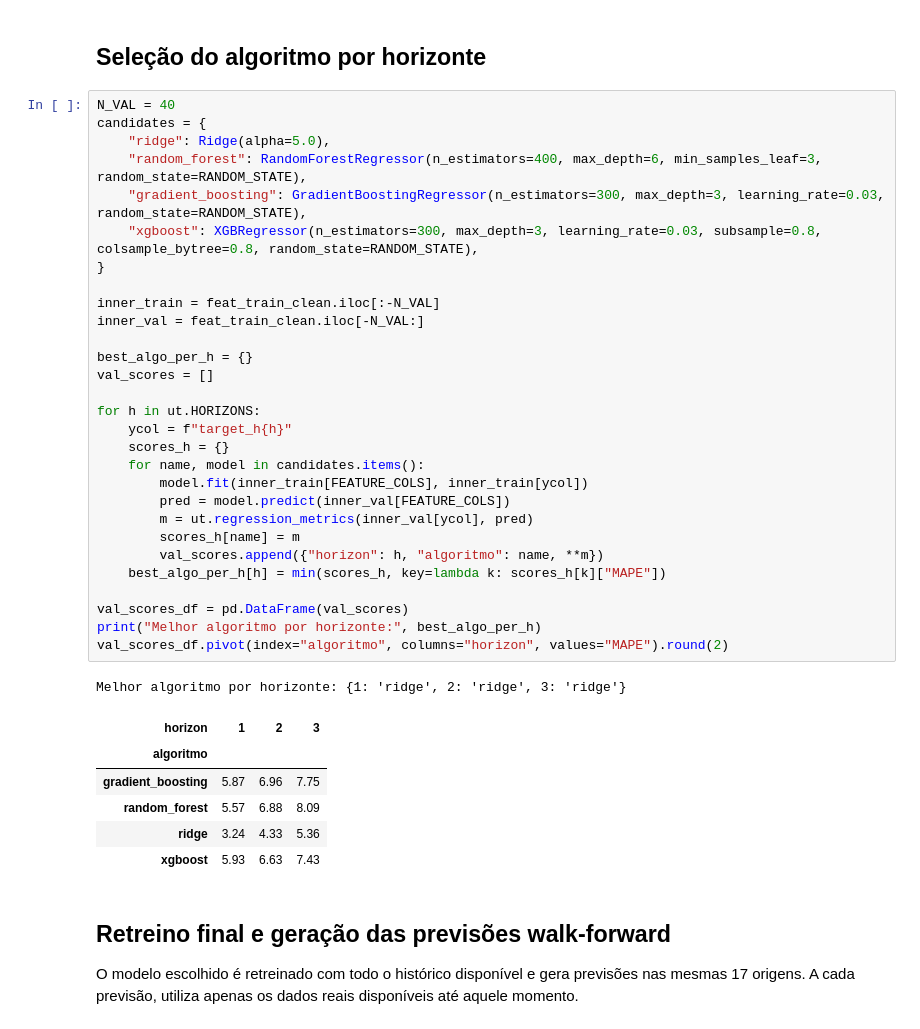
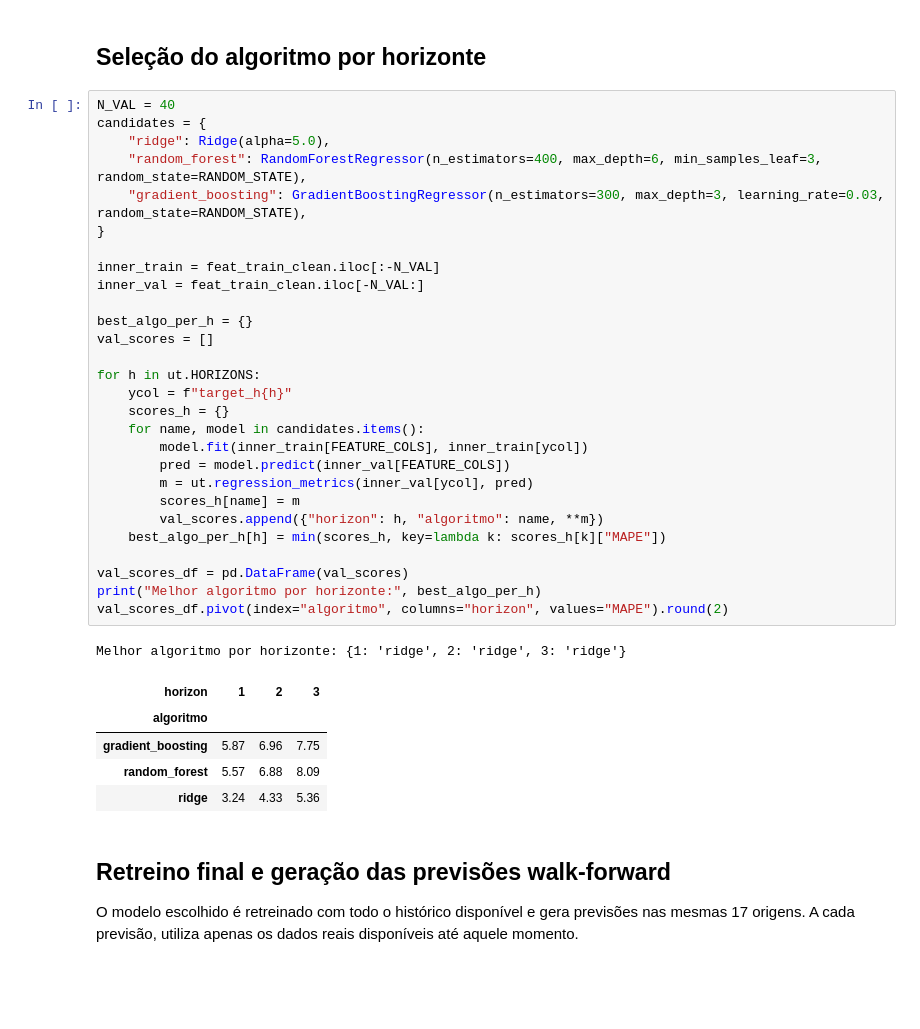
Before and after one commit to maricmello/squad-data-science, a Jupyter notebook: Case 4/notebooks/03_modelos_machine_learning.ipynb, the cells around one changed output. Saved outputs shown, nothing was run; the diff lists cells and outputs as text; blank space fills up the shorter version.

```diff
--- a/Case 4/notebooks/03_modelos_machine_learning.ipynb
+++ b/Case 4/notebooks/03_modelos_machine_learning.ipynb
@@ -124,37 +123,35 @@ candidates = {
     "ridge": Ridge(alpha=5.0),
     "random_forest": RandomForestRegressor(n_estimators=400, max_depth=6, min_samples_leaf=3, random_state=RANDOM_STATE),
     "gradient_boosting": GradientBoostingRegressor(n_estimators=300, max_depth=3, learning_rate=0.03, random_state=RANDOM_STATE),
-    "xgboost": XGBRegressor(n_estimators=300, max_depth=3, learning_rate=0.03, subsample=0.8, colsample_bytree=0.8, random_state=RANDOM_STATE),
 }
 
 inner_train = feat_train_clean.iloc[:-N_VAL]
 inner_val = feat_train_clean.iloc[-N_VAL:]
 
 best_algo_per_h = {}
 val_scores = []
 
 for h in ut.HORIZONS:
     ycol = f"target_h{h}"
     scores_h = {}
     for name, model in candidates.items():
         model.fit(inner_train[FEATURE_COLS], inner_train[ycol])
         pred = model.predict(inner_val[FEATURE_COLS])
         m = ut.regression_metrics(inner_val[ycol], pred)
         scores_h[name] = m
         val_scores.append({"horizon": h, "algoritmo": name, **m})
     best_algo_per_h[h] = min(scores_h, key=lambda k: scores_h[k]["MAPE"])
 
 val_scores_df = pd.DataFrame(val_scores)
 print("Melhor algoritmo por horizonte:", best_algo_per_h)
 val_scores_df.pivot(index="algoritmo", columns="horizon", values="MAPE").round(2)
 # %% [output]
 Melhor algoritmo por horizonte: {1: 'ridge', 2: 'ridge', 3: 'ridge'}
 | horizon | 1 | 2 | 3 |
 | algoritmo |  |  |  |
 | gradient_boosting | 5.87 | 6.96 | 7.75 |
 | random_forest | 5.57 | 6.88 | 8.09 |
 | ridge | 3.24 | 4.33 | 5.36 |
-| xgboost | 5.93 | 6.63 | 7.43 |
 # %% [markdown]
 ## Retreino final e geração das previsões walk-forward
 
```
Also changed, not shown: parts of 6 cells of this notebook, 10 other files.
